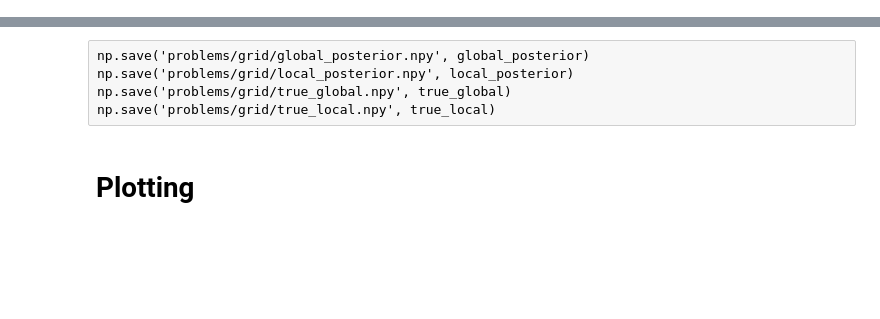
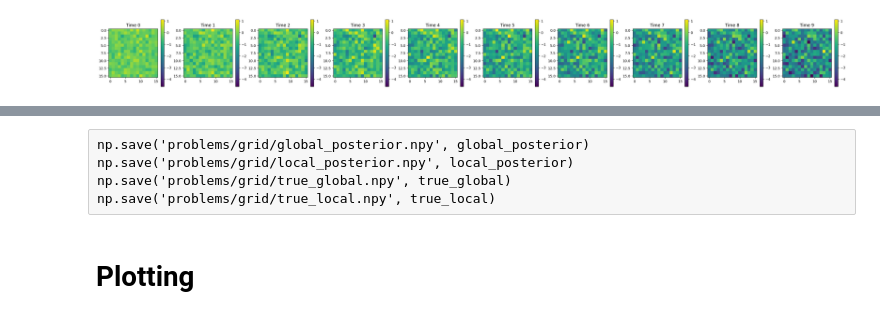
Before and after one commit to bayesflow-org/hierarchical-abi, a Jupyter notebook: gaussian grid STAN.ipynb, the cells around one changed output, grey strips where cells are left out. Cells and saved outputs as stored; diff of their text form; code cells hidden in the pictures; blank space fills up the shorter version.

```diff
--- a/gaussian grid STAN.ipynb
+++ b/gaussian grid STAN.ipynb
@@ -25,16 +44,19 @@ DEBUG:cmdstanpy:found newer exe file, not recompiling
 # %%
 n_grid = 16
 T = 10
 N = n_grid * n_grid  # number of samples
 data_samples = 100
 
 prior = Prior(n_time_points=T)
 simulator = Simulator(n_time_points=T)
 
-global_param_names = [r'$\mu$', r'$\log \tau$']
-local_param_names = [f'theta[{i}]' for i in range(n_grid * n_grid)]
+global_param_names = [r'$\mu$', r'$\log \sigma$']
+local_param_names = [r'$\theta_{' + str(i) + '}$' for i in range(n_grid * n_grid)]
 
 # test the simulator
 sim_test = simulator(prior.sample_full(1, n_grid=n_grid))['observable']
-visualize_simulation_output(sim_test)
+if T <= 10:
+    visualize_simulation_output(sim_test)
+# %% [output]
+[figure, added]
 # %%
```
Also changed, not shown: parts of 5 cells of this notebook, 5 other files.
